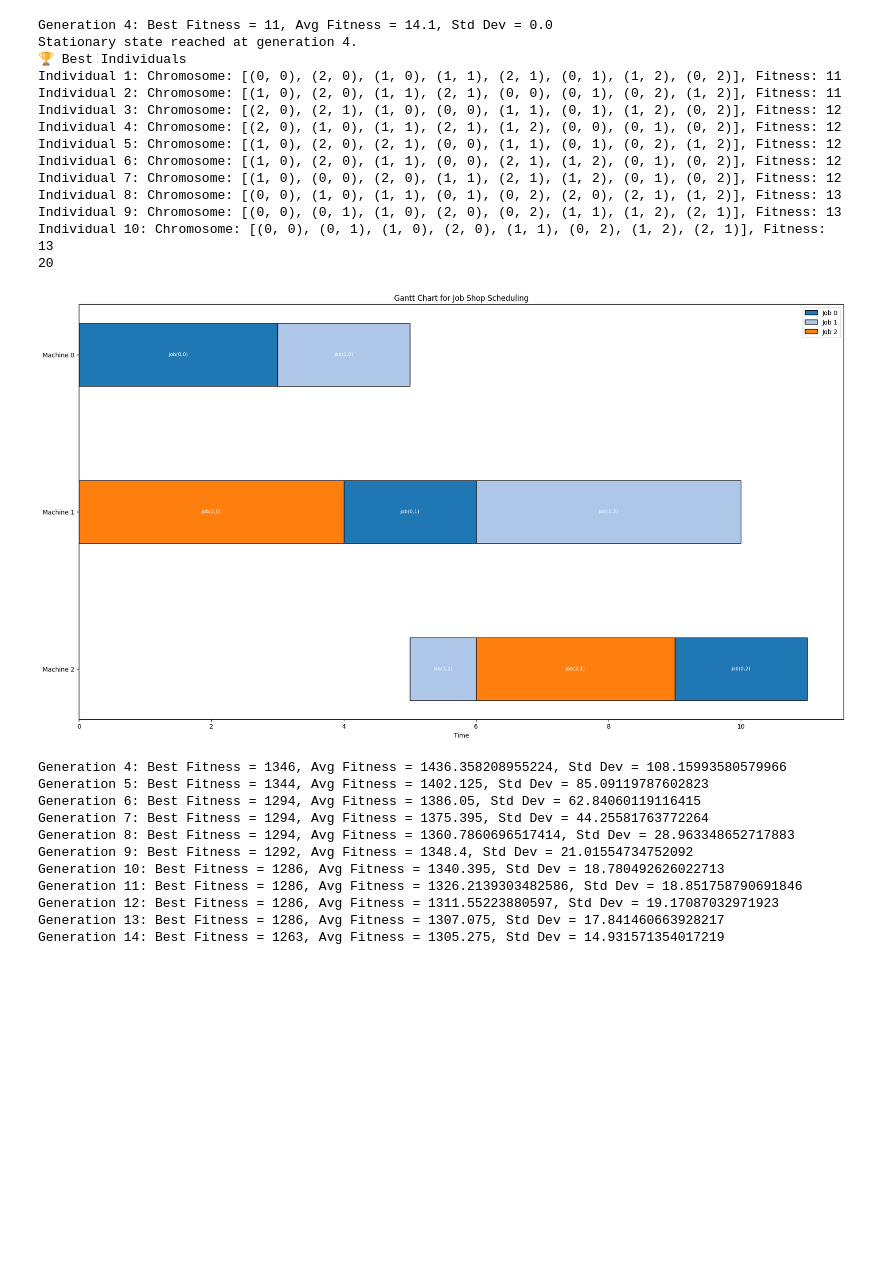
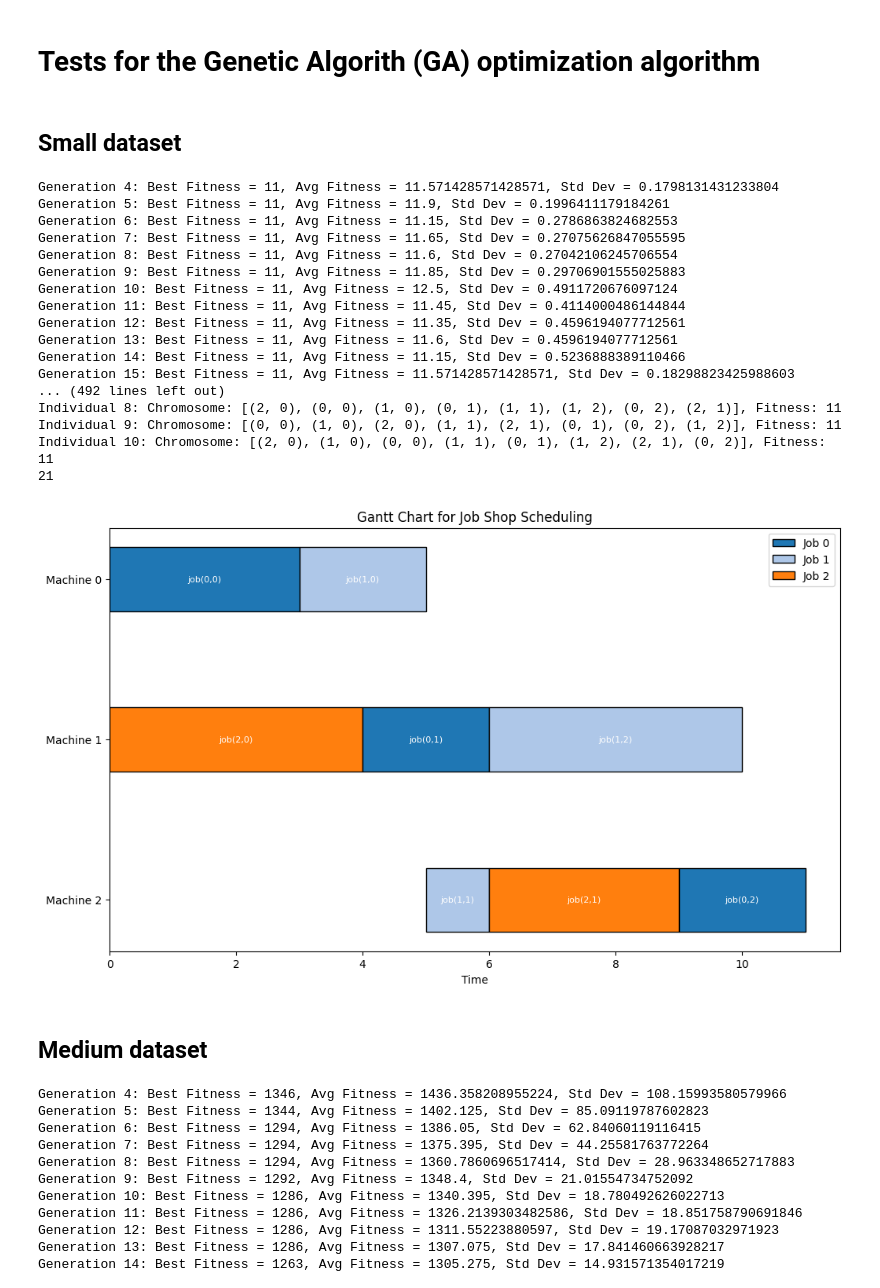
Before and after one commit to imiguelrodriguez/GeneticAlgorithm, a Jupyter notebook: tests_ga.ipynb, the cells around one changed output. Cells and saved outputs as stored; diff of their text form; code cells hidden in the pictures; blank space fills up the shorter version.

```diff
--- a/tests_ga.ipynb
+++ b/tests_ga.ipynb
@@ -1 +1,3 @@
+# %% [markdown]
+# Tests for the Genetic Algorith (GA) optimization algorithm
 # %%
@@ -3,37 +4,43 @@ from genetic_algorithm import GeneticAlgorithm
 from utils import load_dataset
 from utils import run_ga_algorithm
+# %% [markdown]
+## Small dataset
 # %%
-# Small dataset
 jobs = [
     [(0, 3), (1, 2), (2, 2)],
     [(0, 2), (2, 1), (1, 4)],
     [(1, 4), (2, 3)]
 ]
 
 run_ga_algorithm(
     jobs,
     population_size=20,
-    selection='rank',
-    crossover='two_point',
-    mutation='independent',
-    iterations=1500,
+    selection='tournament',
+    crossover='one_point',
+    mutation='one',
+    std_threshold=0.01,
     visualize=True)
 # %% [output]
-Generation 4: Best Fitness = 11, Avg Fitness = 14.1, Std Dev = 0.0
-Stationary state reached at generation 4.
-🏆 Best Individuals
-Individual 1: Chromosome: [(0, 0), (2, 0), (1, 0), (1, 1), (2, 1), (0, 1), (1, 2), (0, 2)], Fitness: 11
-Individual 2: Chromosome: [(1, 0), (2, 0), (1, 1), (2, 1), (0, 0), (0, 1), (0, 2), (1, 2)], Fitness: 11
-Individual 3: Chromosome: [(2, 0), (2, 1), (1, 0), (0, 0), (1, 1), (0, 1), (1, 2), (0, 2)], Fitness: 12
-Individual 4: Chromosome: [(2, 0), (1, 0), (1, 1), (2, 1), (1, 2), (0, 0), (0, 1), (0, 2)], Fitness: 12
-Individual 5: Chromosome: [(1, 0), (2, 0), (2, 1), (0, 0), (1, 1), (0, 1), (0, 2), (1, 2)], Fitness: 12
-Individual 6: Chromosome: [(1, 0), (2, 0), (1, 1), (0, 0), (2, 1), (1, 2), (0, 1), (0, 2)], Fitness: 12
-Individual 7: Chromosome: [(1, 0), (0, 0), (2, 0), (1, 1), (2, 1), (1, 2), (0, 1), (0, 2)], Fitness: 12
-Individual 8: Chromosome: [(0, 0), (1, 0), (1, 1), (0, 1), (0, 2), (2, 0), (2, 1), (1, 2)], Fitness: 13
-Individual 9: Chromosome: [(0, 0), (0, 1), (1, 0), (2, 0), (0, 2), (1, 1), (1, 2), (2, 1)], Fitness: 13
-Individual 10: Chromosome: [(0, 0), (0, 1), (1, 0), (2, 0), (1, 1), (0, 2), (1, 2), (2, 1)], Fitness: 13
-20
+Generation 4: Best Fitness = 11, Avg Fitness = 11.571428571428571, Std Dev = 0.1798131431233804
+Generation 5: Best Fitness = 11, Avg Fitness = 11.9, Std Dev = 0.1996411179184261
+Generation 6: Best Fitness = 11, Avg Fitness = 11.15, Std Dev = 0.2786863824682553
+Generation 7: Best Fitness = 11, Avg Fitness = 11.65, Std Dev = 0.27075626847055595
+Generation 8: Best Fitness = 11, Avg Fitness = 11.6, Std Dev = 0.27042106245706554
+Generation 9: Best Fitness = 11, Avg Fitness = 11.85, Std Dev = 0.29706901555025883
+Generation 10: Best Fitness = 11, Avg Fitness = 12.5, Std Dev = 0.4911720676097124
+Generation 11: Best Fitness = 11, Avg Fitness = 11.45, Std Dev = 0.4114000486144844
+Generation 12: Best Fitness = 11, Avg Fitness = 11.35, Std Dev = 0.4596194077712561
+Generation 13: Best Fitness = 11, Avg Fitness = 11.6, Std Dev = 0.4596194077712561
+Generation 14: Best Fitness = 11, Avg Fitness = 11.15, Std Dev = 0.5236888389110466
+Generation 15: Best Fitness = 11, Avg Fitness = 11.571428571428571, Std Dev = 0.18298823425988603
+... (492 lines left out)
+Individual 8: Chromosome: [(2, 0), (0, 0), (1, 0), (0, 1), (1, 1), (1, 2), (0, 2), (2, 1)], Fitness: 11
+Individual 9: Chromosome: [(0, 0), (1, 0), (2, 0), (1, 1), (2, 1), (0, 1), (0, 2), (1, 2)], Fitness: 11
+Individual 10: Chromosome: [(2, 0), (1, 0), (0, 0), (1, 1), (0, 1), (1, 2), (2, 1), (0, 2)], Fitness: 11
+21
-[figure, old version]
+[figure, new version]
+# %% [markdown]
+## Medium dataset
 # %%
 medium_dataset = load_dataset('datasets/mediumDataset.txt')
 
```
Also changed, not shown: parts of 2 cells of this notebook, 2 other files.
